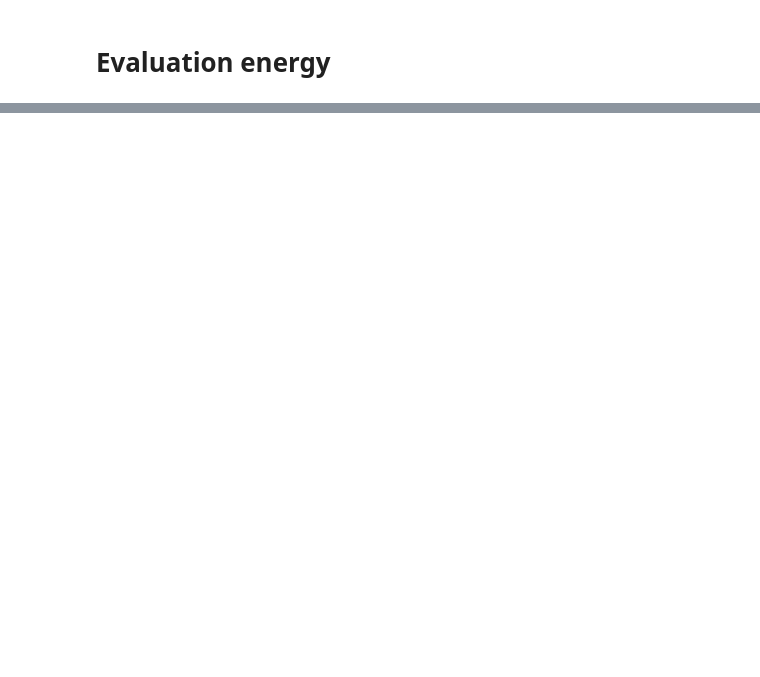
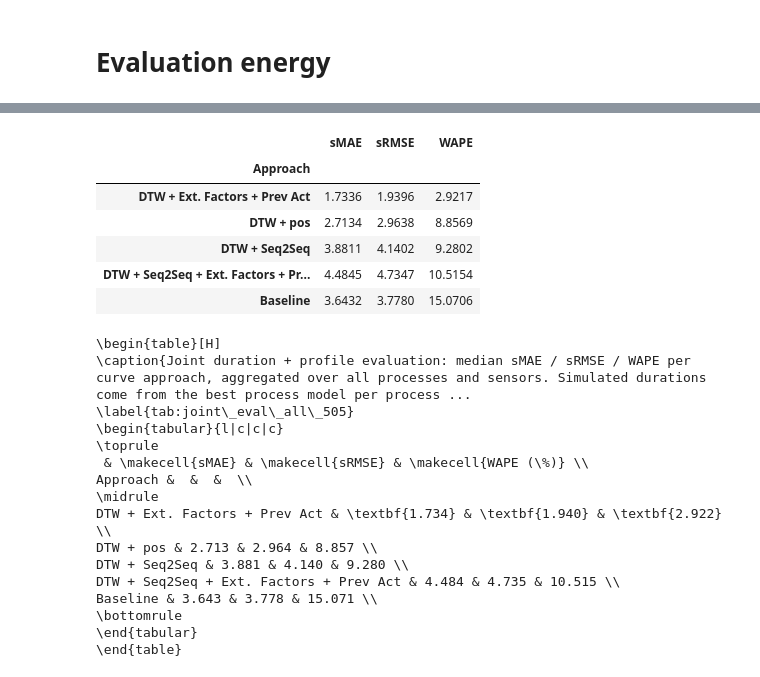
Before and after one commit to zapataunipaderborn/process_energy_demand_modelling, a Jupyter notebook: src/results_latex_table.ipynb, the cells around one changed output, grey strips where cells are left out. Saved outputs shown, nothing was run; the diff lists cells and outputs as text; code cells hidden in the pictures; blank space fills up the shorter version.

```diff
--- a/src/results_latex_table.ipynb
+++ b/src/results_latex_table.ipynb
@@ -592,0 +606,71 @@ Name: count, dtype: int64
+# %%
+import re as _re
+
+# ── Joint eval ALL TOGETHER — median by Approach across all processes ─────────
+_jall_path = run_dir / 'curve_joint_duration_eval_results.parquet'
+if not _jall_path.exists():
+    print(f'Not found: {_jall_path}  (run the pipeline first)')
+else:
+    _jall = pd.read_parquet(_jall_path)
+    _jm = [m for m in ['sMAE', 'sRMSE', 'WAPE'] if m in _jall.columns]
+
+    # Median per Approach (across all processes, sensors, activities)
+    _jall_agg = _jall.groupby('Approach')[_jm].median().round(4)
+    _sort_col  = 'WAPE' if 'WAPE' in _jall_agg.columns else _jm[0]
+    _jall_agg  = _jall_agg.sort_values(_sort_col)
+    display(_jall_agg)
+
+    # Bold the best (lowest) per column
+    _jall_str = pd.DataFrame(index=_jall_agg.index, columns=_jall_agg.columns, dtype=object)
+    for _c in _jall_agg.columns:
+        _best = _jall_agg[_c].dropna().min()
+        for _idx in _jall_agg.index:
+            _v = _jall_agg.loc[_idx, _c]
+            if pd.isna(_v):
+                _jall_str.loc[_idx, _c] = ''
+            else:
+                _fmt = f'{_v:.3f}'
+                _jall_str.loc[_idx, _c] = (r'\textbf{' + _fmt + r'}') if abs(_v - _best) < 1e-6 else _fmt
+
+    _jall_str.columns = [
+        r'\makecell{sMAE}' if c == 'sMAE' else
+        r'\makecell{sRMSE}' if c == 'sRMSE' else
+        r'\makecell{WAPE (\%)}' for c in _jall_str.columns
+    ]
+    _jall_latex = _jall_str.to_latex(
+        escape=False,
+        column_format='l|' + '|'.join(['c'] * len(_jm)),
+        caption=(
+            r'Joint duration + profile evaluation: median sMAE / sRMSE / WAPE per curve approach, '
+            r'aggregated over all processes and sensors. '
+            r'Simulated durations come from the best process model per process (lowest test duration WAPE). '
+            r'Lower is better. \textbf{Bold} = best approach.'
+        ),
+        label=f'tab:joint_eval_all_{EXPERIMENT}',
+        position='H',
+    )
+    print(_jall_latex.replace('_', r'\_'))
+# %% [output]
+|  | sMAE | sRMSE | WAPE |
+| Approach |  |  |  |
+| DTW + Ext. Factors + Prev Act | 1.7336 | 1.9396 | 2.9217 |
+| DTW + pos | 2.7134 | 2.9638 | 8.8569 |
+| DTW + Seq2Seq | 3.8811 | 4.1402 | 9.2802 |
+| DTW + Seq2Seq + Ext. Factors + Pr... | 4.4845 | 4.7347 | 10.5154 |
+| Baseline | 3.6432 | 3.7780 | 15.0706 |
+\begin{table}[H]
+\caption{Joint duration + profile evaluation: median sMAE / sRMSE / WAPE per curve approach, aggregated over all processes and sensors. Simulated durations come from the best process model per process ...
+\label{tab:joint\_eval\_all\_505}
+\begin{tabular}{l|c|c|c}
+\toprule
+ & \makecell{sMAE} & \makecell{sRMSE} & \makecell{WAPE (\%)} \\
+Approach &  &  &  \\
+\midrule
+DTW + Ext. Factors + Prev Act & \textbf{1.734} & \textbf{1.940} & \textbf{2.922} \\
+DTW + pos & 2.713 & 2.964 & 8.857 \\
+DTW + Seq2Seq & 3.881 & 4.140 & 9.280 \\
+DTW + Seq2Seq + Ext. Factors + Prev Act & 4.484 & 4.735 & 10.515 \\
+Baseline & 3.643 & 3.778 & 15.071 \\
+\bottomrule
+\end{tabular}
+\end{table}
```
Also changed, not shown: parts of 15 cells of this notebook, 3 other files.
